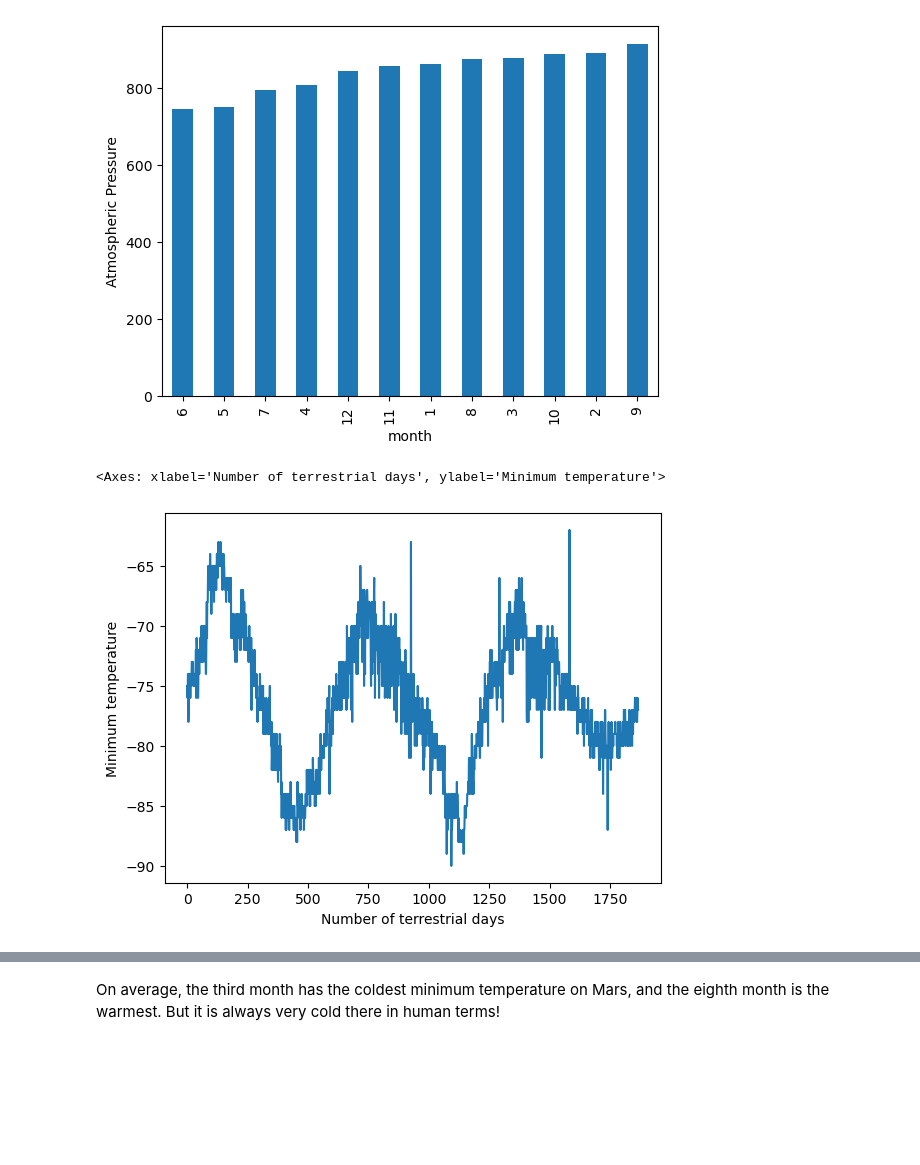
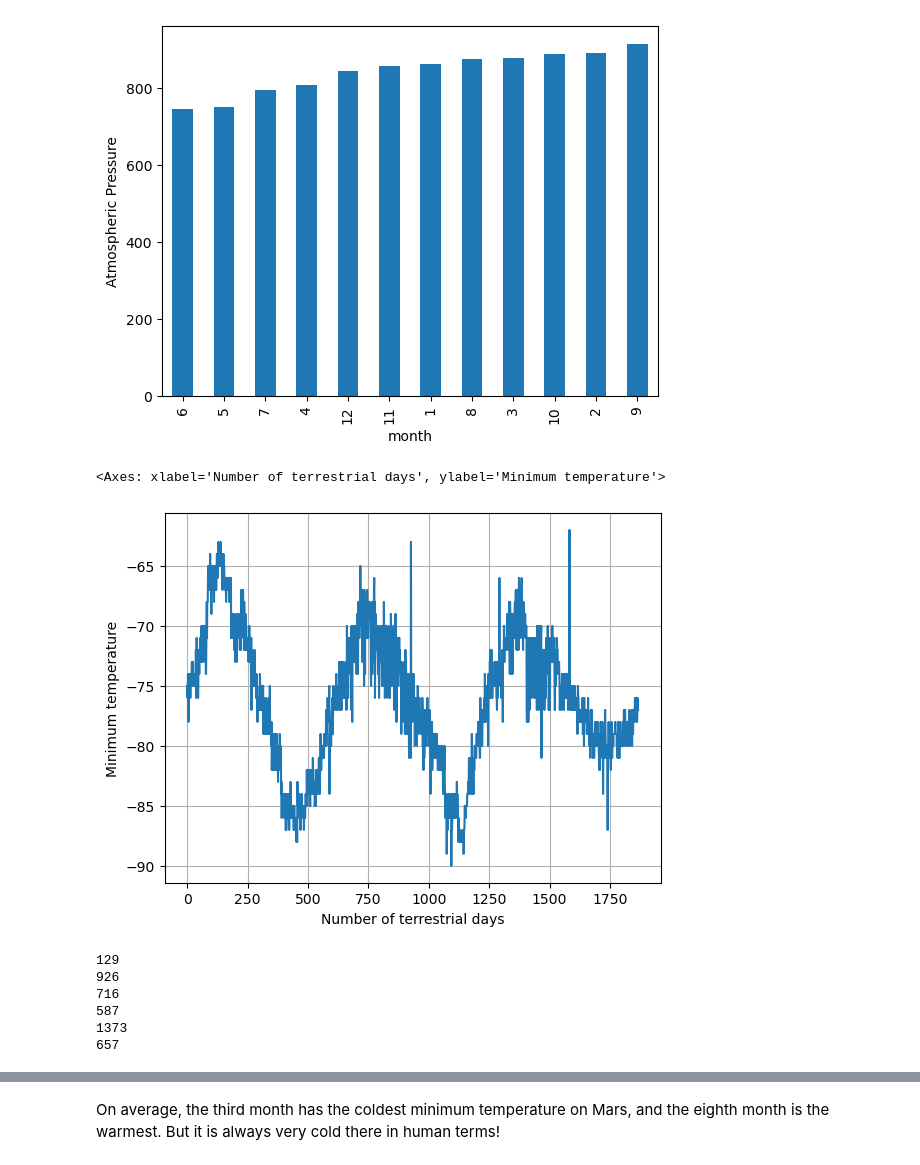
Before and after one commit to JackyUT2023/BootcampModule11Challenge, a Jupyter notebook: Starter_Code/part_2_mars_weather.ipynb, the cells around one changed output, grey strips where cells are left out. Cells and saved outputs as stored; diff of their text form; code cells hidden in the pictures; blank space fills up the shorter version.

```diff
--- a/Starter_Code/part_2_mars_weather.ipynb
+++ b/Starter_Code/part_2_mars_weather.ipynb
@@ -254,7 +274,36 @@ Avg_pressure_in_Mars_df.sort_values(['pressure']).plot(kind="bar",xlabel='month'
 # %%
 # 5. How many terrestrial (earth) days are there in a Martian year?
 daily_min_temp_df = pd.DataFrame(table_df_astypes['min_temp'])
-daily_min_temp_df.plot(kind='line',xlabel='Number of terrestrial days',ylabel='Minimum temperature',legend=False)
+daily_min_temp_df.plot(kind='line',xlabel='Number of terrestrial days',ylabel='Minimum temperature',legend=False,grid=True)
 # %% [output]
 <Axes: xlabel='Number of terrestrial days', ylabel='Minimum temperature'>
-[figure, old version]
+[figure, new version]
+# %%
+# Visually on the plot, the first high-peak temperature should be in the range of 0-500 terrestrial days. And below we want to find out on which day exectly.
+first_summer = daily_min_temp_df.iloc[0:500]
+first_peak_day = first_summer[['min_temp']].idxmax()[0]
+print(first_peak_day)
+# the second high-peak temperature should be in the range of 500-1000 terrestrial days. However, there should be an outliers, which we need to ignore it.
+second_summer = daily_min_temp_df.iloc[500:1000]
+second_peak_day = second_summer[['min_temp']].idxmax()[0]
+print(second_peak_day)
+second_summer_2 = second_summer.drop(index=second_peak_day)
+second_peak_day_2 = second_summer_2[['min_temp']].idxmax()[0]
+print(second_peak_day_2)
+# days for 1st peak to peak cycle.
+print(second_peak_day_2-first_peak_day)
+# the third high-peak temperature should be in the range of 1000-1500 terrestrial days. However, there should be an outliers, which we need to ignore it.
+third_summer = daily_min_temp_df.iloc[1000:1500]
+third_peak_day = third_summer[['min_temp']].idxmax()[0]
+third_summer_2 = third_summer.drop(index=third_peak_day)
+third_peak_day_2 = third_summer_2[['min_temp']].idxmax()[0]
+print(third_peak_day_2)
+# days for 2nd peak to peak cycle.
+print(third_peak_day_2-second_peak_day_2)
+# %% [output]
+129
+926
+716
+587
+1373
+657
```
Also changed, not shown: parts of 3 cells of this notebook.
